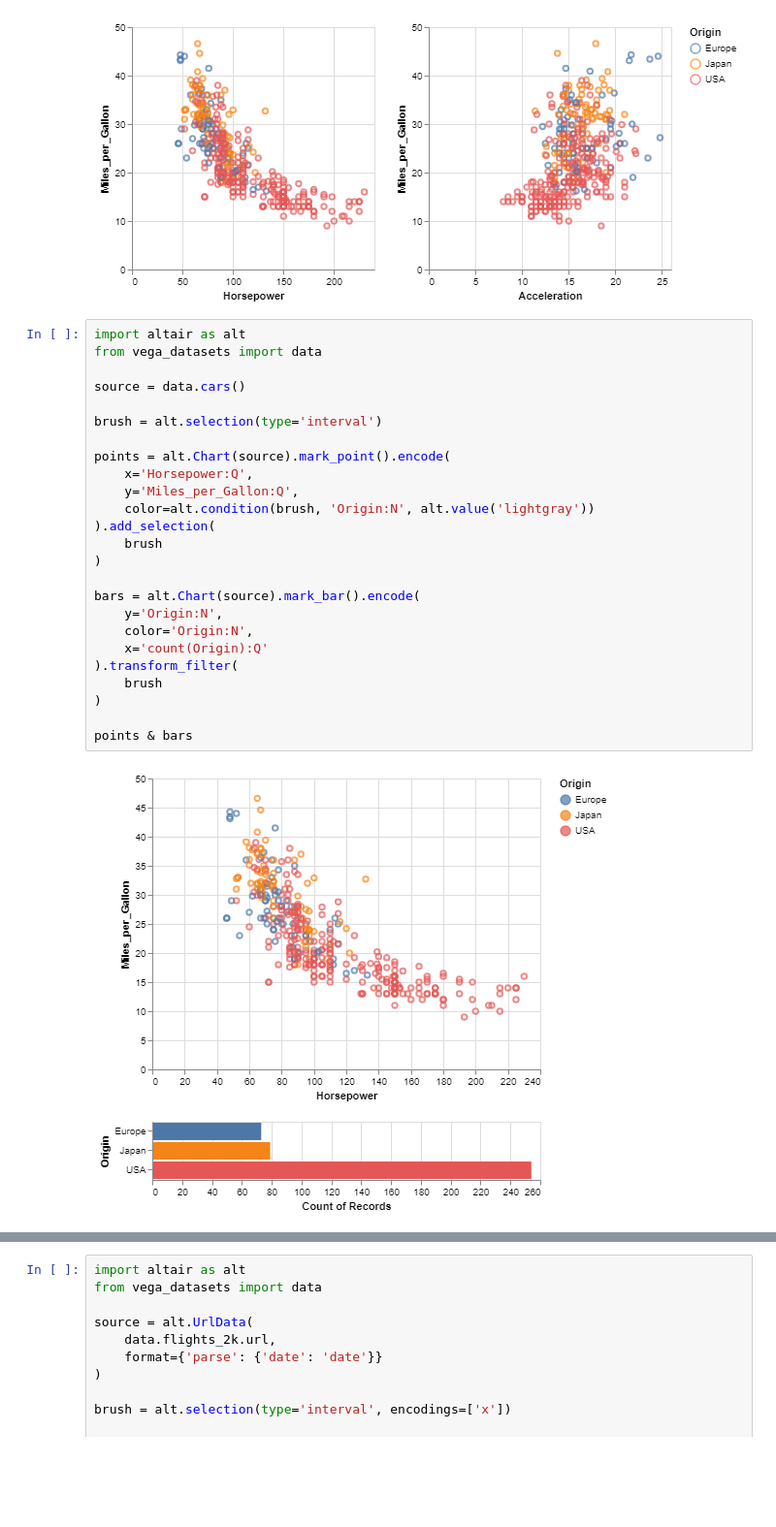
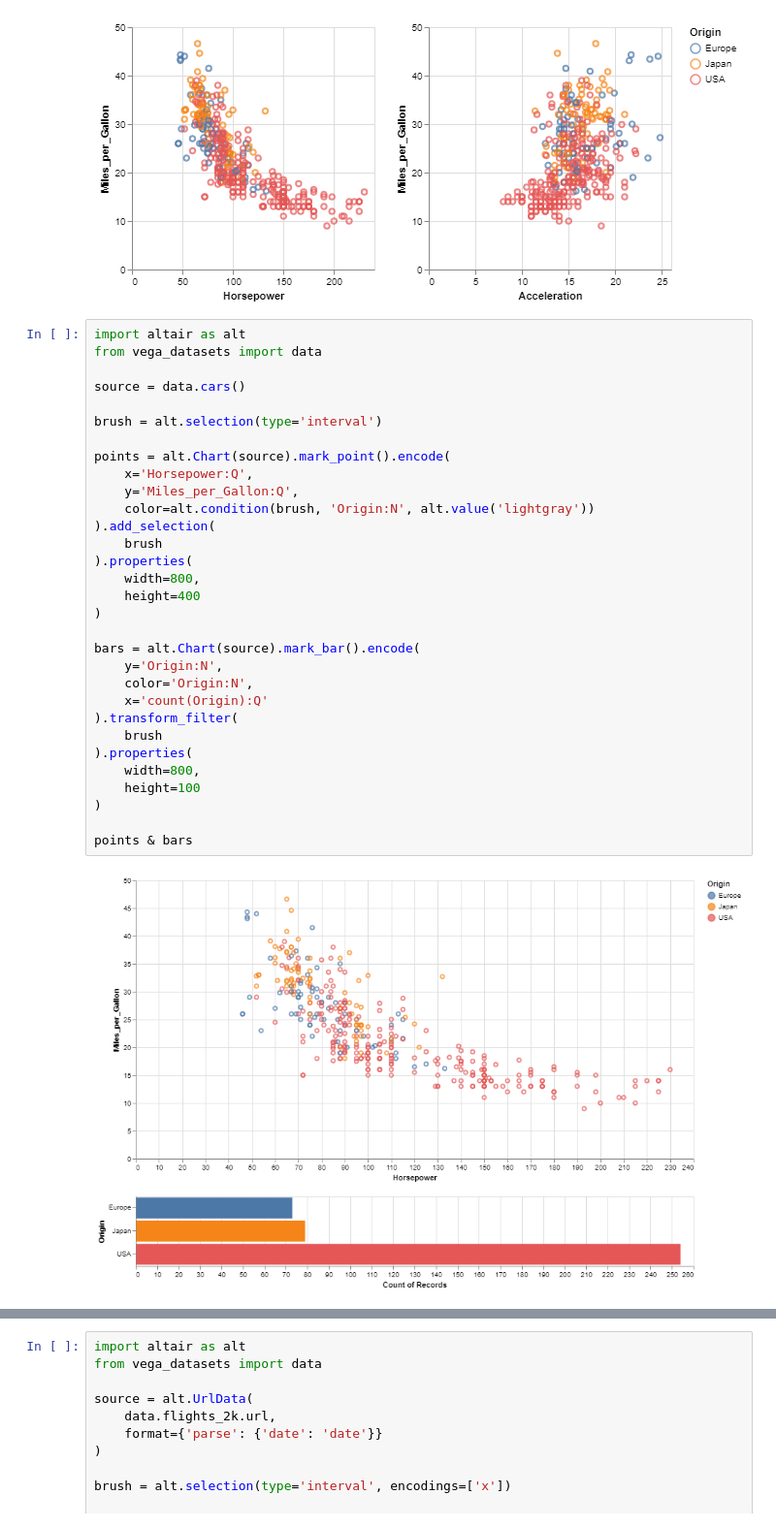
Before and after one commit to catana-research/JupyterNotebooks, a Jupyter notebook: Visualisation/Altair.ipynb, the cells around one changed output, grey strips where cells are left out. Shown at 97% size. Saved outputs shown, nothing was run; the diff lists cells and outputs as text; blank space fills up the shorter version.

```diff
--- a/Visualisation/Altair.ipynb
+++ b/Visualisation/Altair.ipynb
@@ -122,30 +133,36 @@ base.encode(x='Horsepower') | base.encode(x='Acceleration')
 # %%
 import altair as alt
 from vega_datasets import data
 
 source = data.cars()
 
 brush = alt.selection(type='interval')
 
 points = alt.Chart(source).mark_point().encode(
     x='Horsepower:Q',
     y='Miles_per_Gallon:Q',
     color=alt.condition(brush, 'Origin:N', alt.value('lightgray'))
 ).add_selection(
     brush
+).properties(
+    width=800,
+    height=400
 )
 
 bars = alt.Chart(source).mark_bar().encode(
     y='Origin:N',
     color='Origin:N',
     x='count(Origin):Q'
 ).transform_filter(
     brush
+).properties(
+    width=800,
+    height=100
 )
 
 points & bars
 # %% [output]
-[figure, old version]
+[figure, new version]
 # %%
 import altair as alt
 import pandas as pd
```
Also changed, not shown: parts of 5 cells of this notebook, 2 other files.
